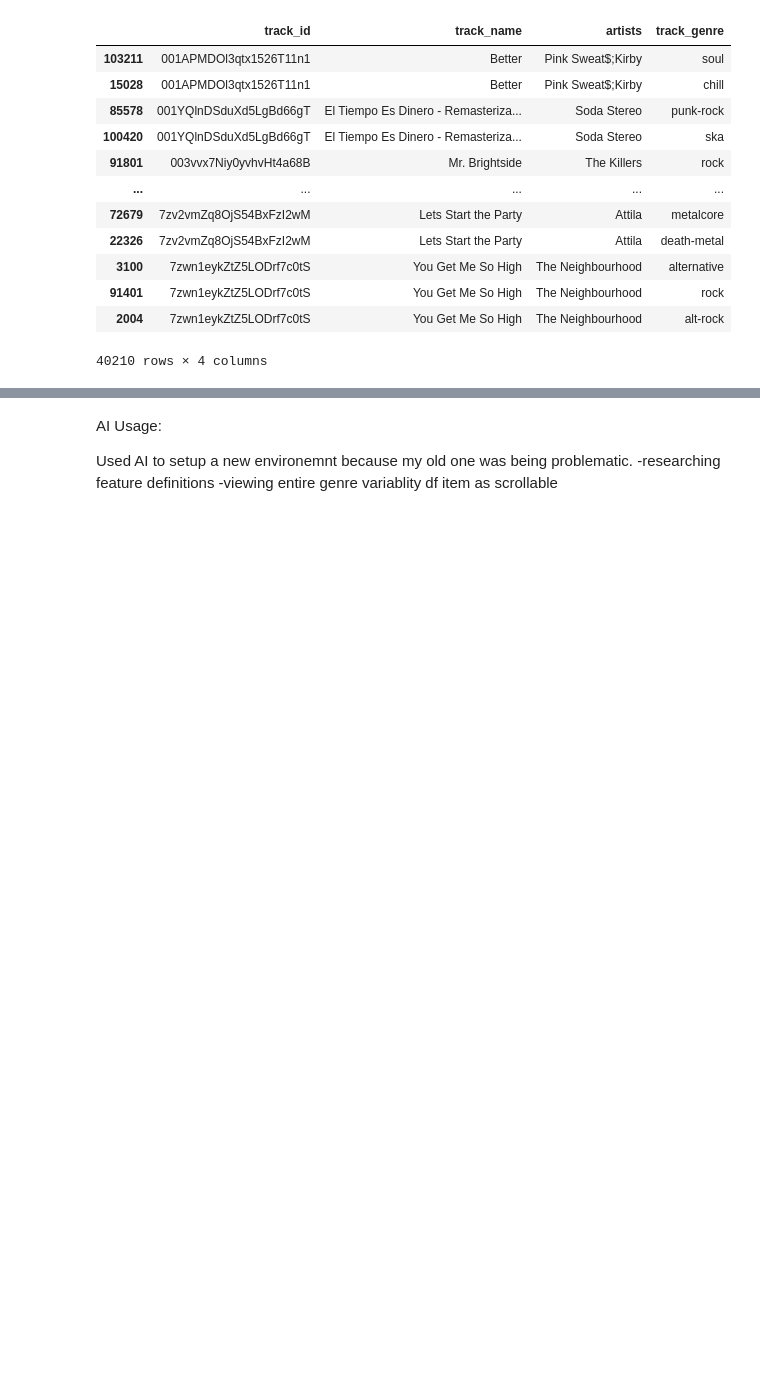
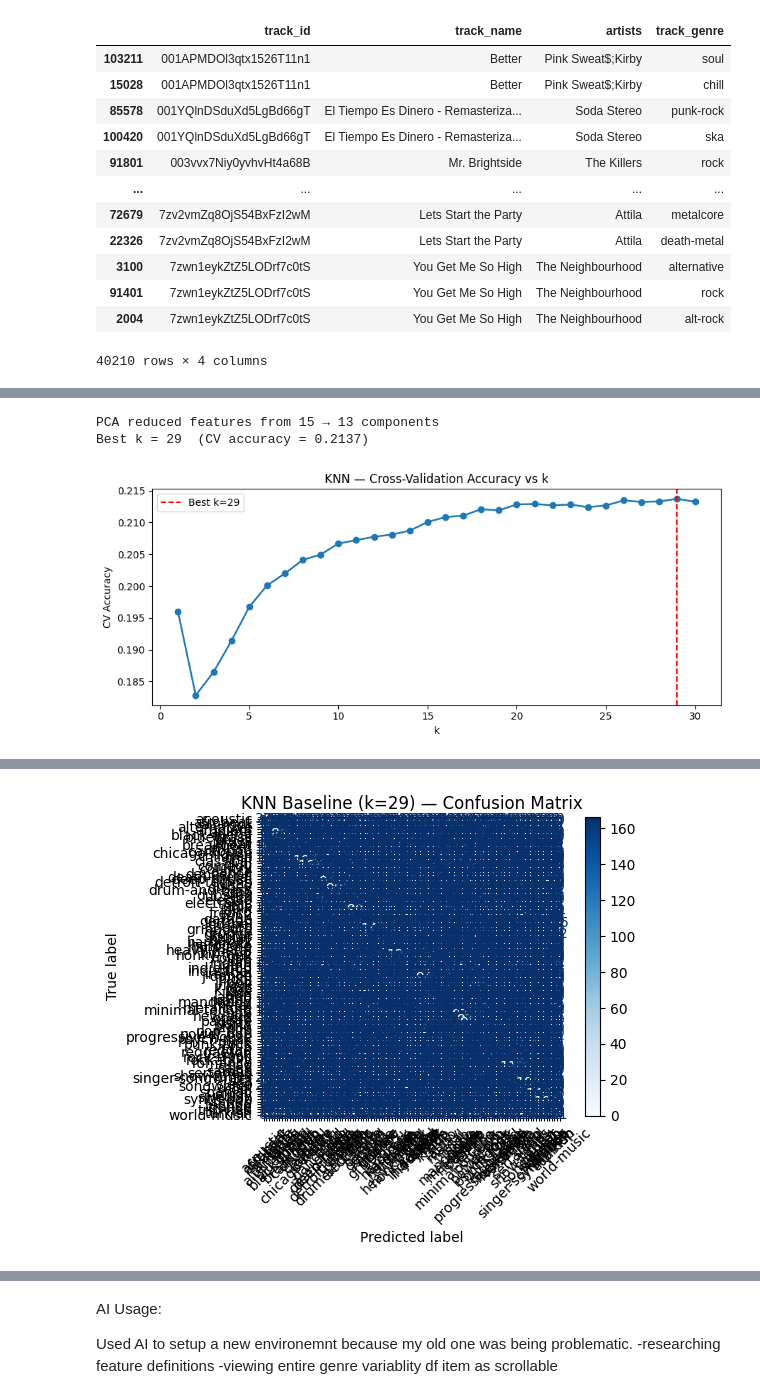
Before and after one commit to CindyX0/DS-340-Group-Project, a Jupyter notebook: Codebooks/EDA.ipynb, the cells around one changed output, grey strips where cells are left out. Saved outputs shown, nothing was run; the diff lists cells and outputs as text; code cells hidden in the pictures; blank space fills up the shorter version.

Commit message:
Knn base model eda and visualizations

```diff
--- a/Codebooks/EDA.ipynb
+++ b/Codebooks/EDA.ipynb
@@ -195,0 +224,77 @@ tracks appearing in multiple genres: 16299
+# %%
+#Knn base model
+
+#  features
+
+audio_features = [
+    "popularity", "duration_ms", "explicit",
+    "danceability", "energy", "key", "loudness", "mode",
+    "speechiness", "acousticness", "instrumentalness",
+    "liveness", "valence", "tempo", "time_signature"
+]
+
+# dropping target track genre column and nulls if present in feature list
+df = data.dropna(subset=audio_features + ["track_genre"])
+
+
+X = df[audio_features].values
+y = LabelEncoder().fit_transform(df["track_genre"])
+le = LabelEncoder().fit(df["track_genre"])
+
+#  split into test and train and scale
+X_train, X_test, y_train, y_test = train_test_split(X, y, test_size=0.2, random_state=42, stratify=y)
+# stratify = y keeps genre proportions balanced across the split
+
+# scaling
+scaler = StandardScaler()
+X_train = scaler.fit_transform(X_train)
+X_test  = scaler.transform(X_test)
+
+#  PCA: keep 95% of variance
+pca = PCA(n_components=0.95, random_state=42)
+X_train = pca.fit_transform(X_train)
+X_test  = pca.transform(X_test)
+print(f"PCA reduced features from {len(audio_features)} → {pca.n_components_} components")
+
+
+# tune hyperparameters, k via cross-validation
+k_scores = {}
+for k in range(1, 31):
+    knn = KNeighborsClassifier(n_neighbors=k, metric="euclidean", n_jobs=-1)
+    k_scores[k] = cross_val_score(knn, X_train, y_train, cv=5, scoring="accuracy").mean()
+
+best_k = max(k_scores, key=k_scores.get)
+print(f"Best k = {best_k}  (CV accuracy = {k_scores[best_k]:.4f})")
+
+# plotting k curve
+plt.figure(figsize=(9, 4))
+plt.plot(k_scores.keys(), k_scores.values(), marker="o", linewidth=1.8)
+plt.axvline(best_k, color="red", linestyle="--", label=f"Best k={best_k}")
+plt.xlabel("k"); plt.ylabel("CV Accuracy")
+plt.title("KNN — Cross-Validation Accuracy vs k")
+plt.legend(); plt.tight_layout(); plt.show()
+
+# train and evaluate with best k
+knn = KNeighborsClassifier(n_neighbors=best_k, metric="euclidean", n_jobs=-1)
+knn.fit(X_train, y_train)
+y_pred = knn.predict(X_test)
+
+print(classification_report(y_test, y_pred, target_names=le.classes_))
+
+ConfusionMatrixDisplay.from_predictions(y_test, y_pred, display_labels=le.classes_, cmap="Blues", xticks_rotation=45)
+plt.title(f"KNN Baseline (k={best_k}) — Confusion Matrix")
+plt.tight_layout(); plt.show()
+
+
+
+
+
+
+#which features are most important in genre classification?
+
+
+#evaluate
+# %% [output]
+PCA reduced features from 15 → 13 components
+Best k = 29  (CV accuracy = 0.2137)
+[figure, added]
@@ -195,0 +318 @@ tracks appearing in multiple genres: 16299
+[figure, added]
```
Also changed, not shown: parts of 6 cells of this notebook, 1 other file.
